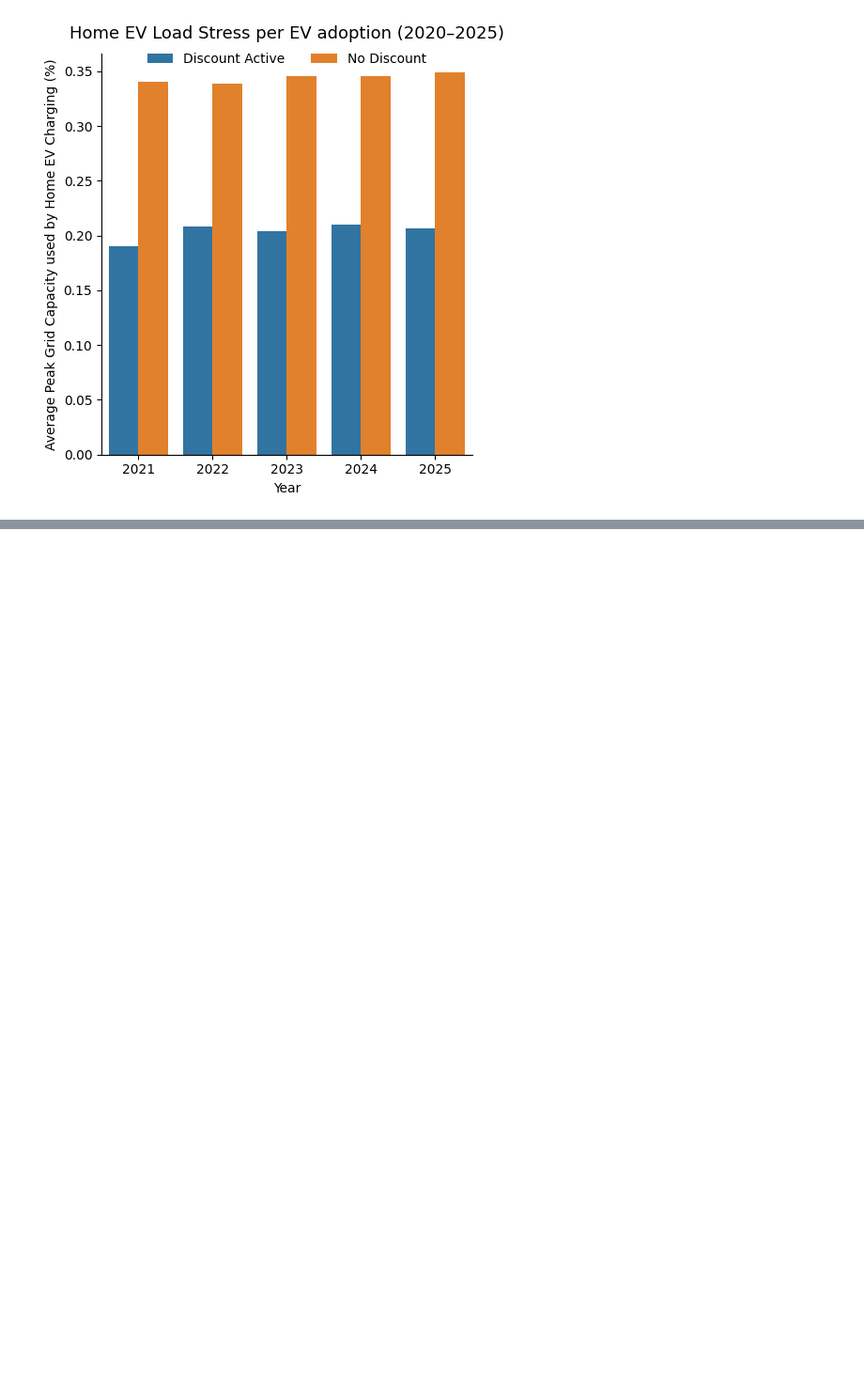
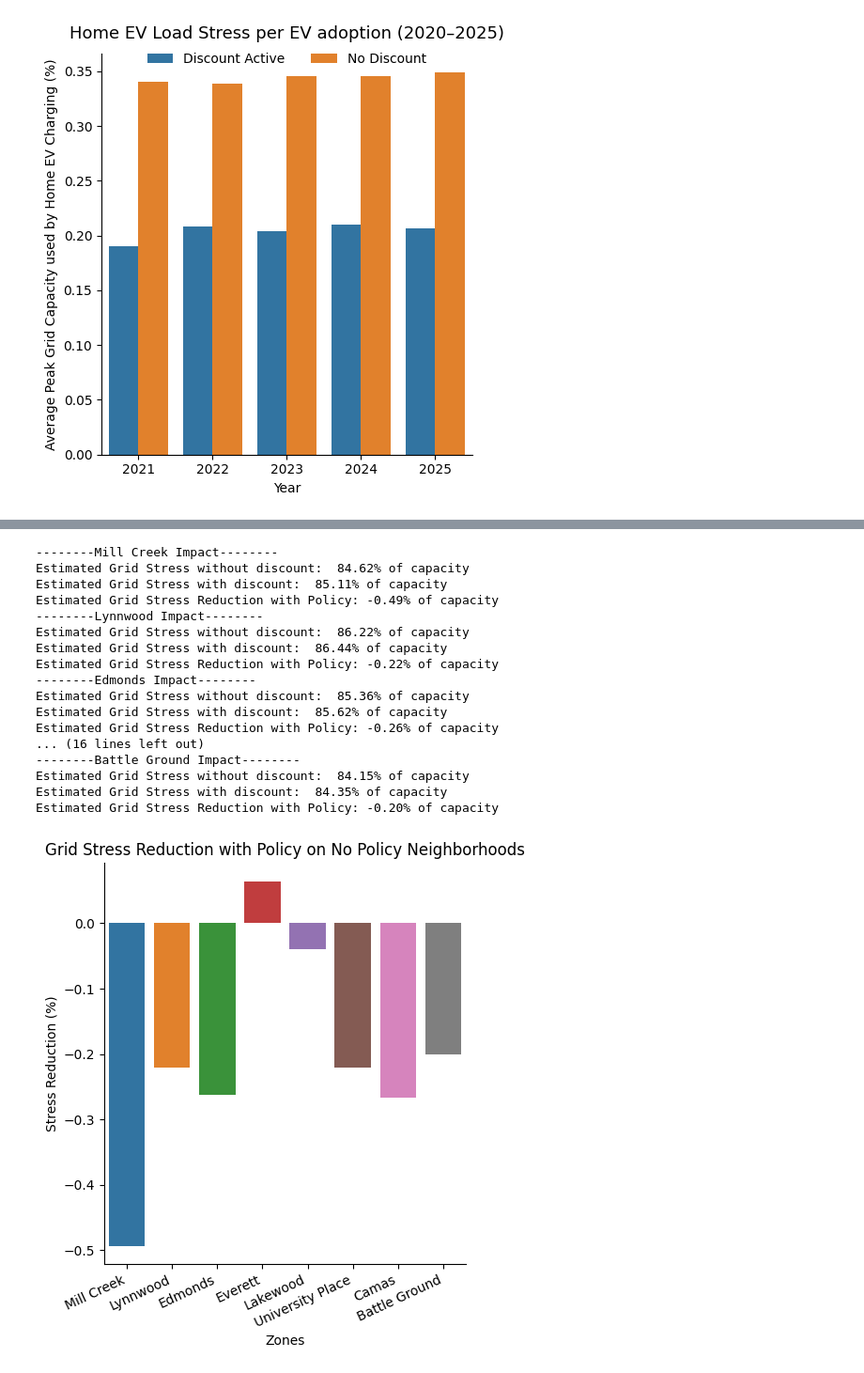
Before and after one commit to shresta-28/TSA_DataScienceandAnalytics, a Jupyter notebook: ev_strain_dataScience_TSA.ipynb, the cells around one changed output, grey strips where cells are left out. Shown at 94% size. Drawn from its saved outputs; the diff is of its cells as text; code cells hidden in the pictures; blank space fills up the shorter version.

```diff
--- a/ev_strain_dataScience_TSA.ipynb
+++ b/ev_strain_dataScience_TSA.ipynb
@@ -373 +386,33 @@ Estimated Grid Stress Reduction with Policy: -0.30% of capacity
+# %%
+# Checks each no policy zone to see if implementing a policy would benefit stress levels in 3 years
+discount_simulations = []
+no_policy = ev_grid_working[~ev_grid_working["Zone_Name"].isin(policy_zones)]["Zone_Name"].unique()
+for zone in no_policy:
+    print(f"--------{zone} Impact--------")
+    discount_simulations.append({"Zone_Name": zone, "Stress_Reduction": predict_policy_impact(zone)})
+discount_simulations_dataframe = pd.DataFrame(discount_simulations)
+discount_simulations_dataframe.to_csv("policy_impact_results.csv", index=False)
+stress_reduction_with_policy_fake_graph = sns.catplot(discount_simulations_dataframe, kind="bar", y="Stress_Reduction", x="Zone_Name", hue="Zone_Name")
+stress_reduction_with_policy_fake_graph.set(title="Grid Stress Reduction with Policy on No Policy Neighborhoods", xlabel="Zones", ylabel="Stress Reduction (%)")
+stress_reduction_with_policy_fake_graph.set_xticklabels(rotation=25, horizontalalignment="right")
+plt.savefig("stress_reduction_with_fake_policy_graph.png", dpi=300, bbox_inches="tight")
+# %% [output]
+--------Mill Creek Impact--------
+Estimated Grid Stress without discount:  84.62% of capacity
+Estimated Grid Stress with discount:  85.11% of capacity
+Estimated Grid Stress Reduction with Policy: -0.49% of capacity
+--------Lynnwood Impact--------
+Estimated Grid Stress without discount:  86.22% of capacity
+Estimated Grid Stress with discount:  86.44% of capacity
+Estimated Grid Stress Reduction with Policy: -0.22% of capacity
+--------Edmonds Impact--------
+Estimated Grid Stress without discount:  85.36% of capacity
+Estimated Grid Stress with discount:  85.62% of capacity
+Estimated Grid Stress Reduction with Policy: -0.26% of capacity
+... (16 lines left out)
+--------Battle Ground Impact--------
+Estimated Grid Stress without discount:  84.15% of capacity
+Estimated Grid Stress with discount:  84.35% of capacity
+Estimated Grid Stress Reduction with Policy: -0.20% of capacity
+[figure, added]
 # %%
```
Also changed, not shown: parts of 19 cells of this notebook.
